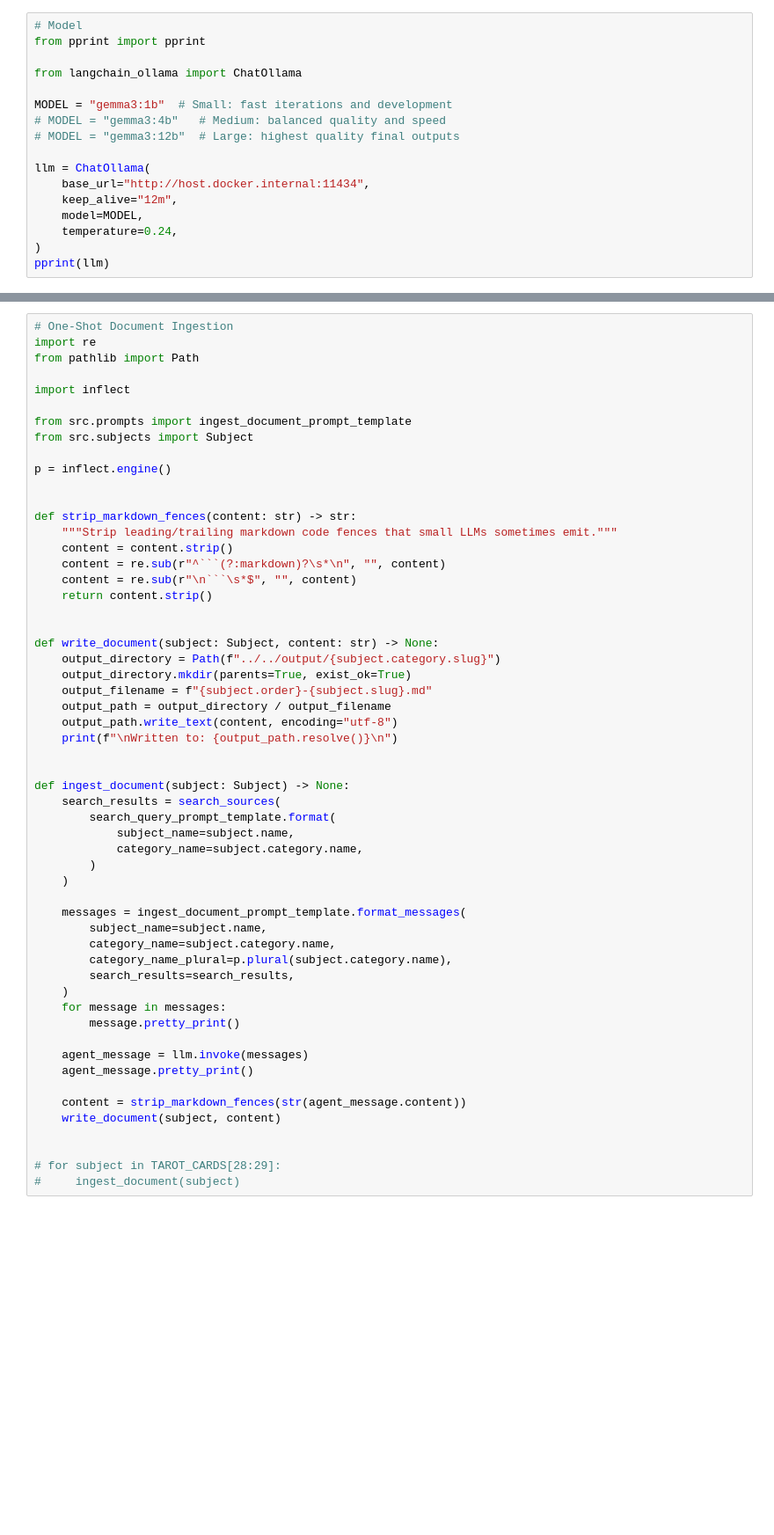
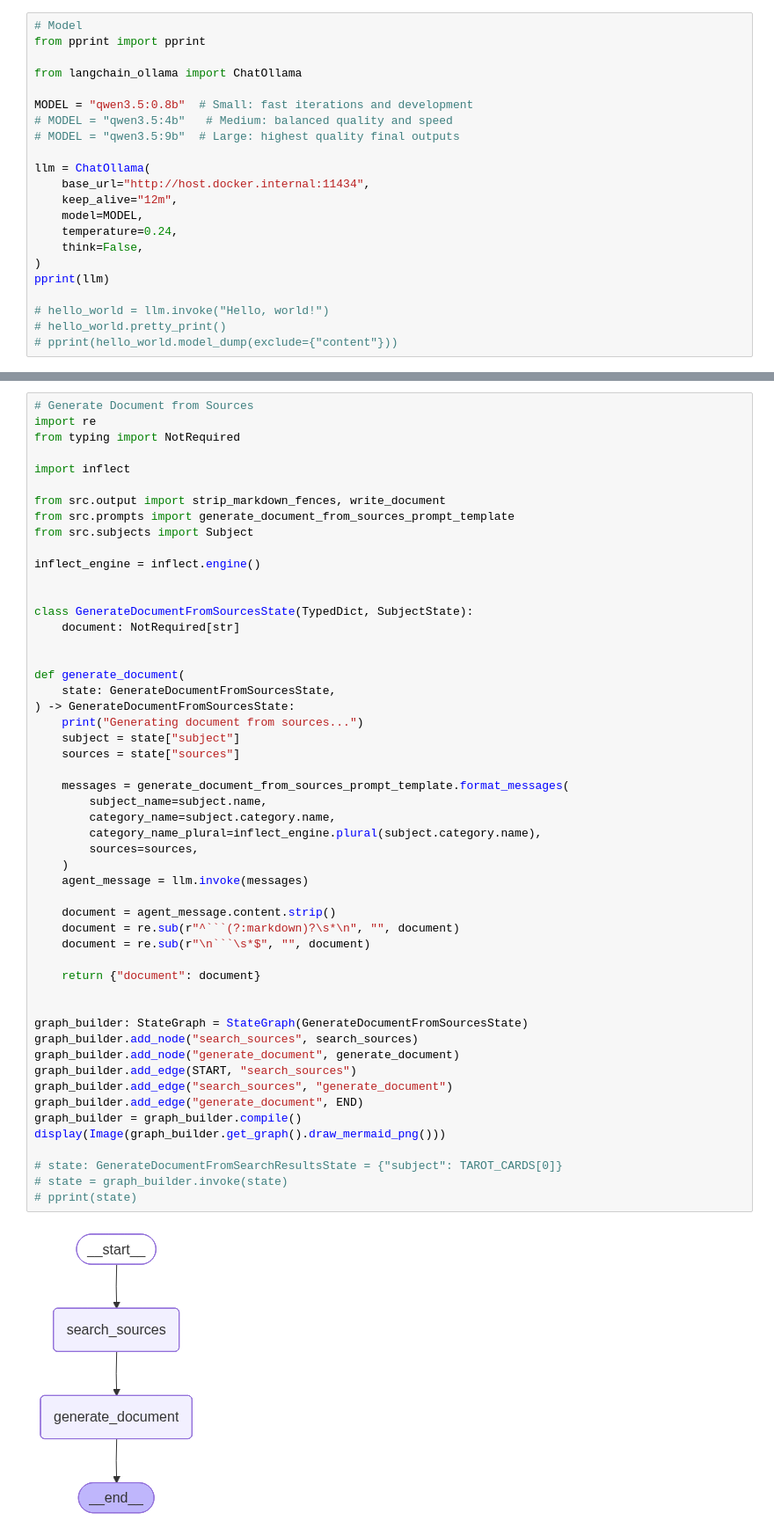
Before and after one commit to JimmyPaolini/monorepo, a Jupyter notebook: applications/affirmations/src/affirmations.ipynb, the cells around one changed output, grey strips where cells are left out. Shown at 88% size. Drawn from its saved outputs; the diff is of its cells as text; blank space fills up the shorter version.

Commit message:
feat(affirmations): ✨ add generate affirmation pipeline

````diff
--- a/applications/affirmations/src/affirmations.ipynb
+++ b/applications/affirmations/src/affirmations.ipynb
@@ -4,15 +4,20 @@ from pprint import pprint
 
 from langchain_ollama import ChatOllama
 
-MODEL = "gemma3:1b"  # Small: fast iterations and development
-# MODEL = "gemma3:4b"   # Medium: balanced quality and speed
-# MODEL = "gemma3:12b"  # Large: highest quality final outputs
+MODEL = "qwen3.5:0.8b"  # Small: fast iterations and development
+# MODEL = "qwen3.5:4b"   # Medium: balanced quality and speed
+# MODEL = "qwen3.5:9b"  # Large: highest quality final outputs
 
 llm = ChatOllama(
     base_url="http://host.docker.internal:11434",
     keep_alive="12m",
     model=MODEL,
     temperature=0.24,
+    think=False,
 )
 pprint(llm)
+
+# hello_world = llm.invoke("Hello, world!")
+# hello_world.pretty_print()
+# pprint(hello_world.model_dump(exclude={"content"}))
 # %% [output]
@@ -88,57 +96,55 @@ def search_sources(query: str) -> str:
 # %%
-# One-Shot Document Ingestion
+# Generate Document from Sources
 import re
-from pathlib import Path
+from typing import NotRequired
 
 import inflect
 
-from src.prompts import ingest_document_prompt_template
+from src.output import strip_markdown_fences, write_document
+from src.prompts import generate_document_from_sources_prompt_template
 from src.subjects import Subject
 
-p = inflect.engine()
+inflect_engine = inflect.engine()
 
 
-def strip_markdown_fences(content: str) -> str:
-    """Strip leading/trailing markdown code fences that small LLMs sometimes emit."""
-    content = content.strip()
-    content = re.sub(r"^```(?:markdown)?\s*\n", "", content)
-    content = re.sub(r"\n```\s*$", "", content)
-    return content.strip()
+class GenerateDocumentFromSourcesState(TypedDict, SubjectState):
+    document: NotRequired[str]
 
 
-def write_document(subject: Subject, content: str) -> None:
-    output_directory = Path(f"../../output/{subject.category.slug}")
-    output_directory.mkdir(parents=True, exist_ok=True)
-    output_filename = f"{subject.order}-{subject.slug}.md"
-    output_path = output_directory / output_filename
-    output_path.write_text(content, encoding="utf-8")
-    print(f"\nWritten to: {output_path.resolve()}\n")
+def generate_document(
+    state: GenerateDocumentFromSourcesState,
+) -> GenerateDocumentFromSourcesState:
+    print("Generating document from sources...")
+    subject = state["subject"]
+    sources = state["sources"]
+
+    messages = generate_document_from_sources_prompt_template.format_messages(
+        subject_name=subject.name,
+        category_name=subject.category.name,
+        category_name_plural=inflect_engine.plural(subject.category.name),
+        sources=sources,
+    )
+    agent_message = llm.invoke(messages)
+
+    document = agent_message.content.strip()
+    document = re.sub(r"^```(?:markdown)?\s*\n", "", document)
+    document = re.sub(r"\n```\s*$", "", document)
+
+    return {"document": document}
 
 
-def ingest_document(subject: Subject) -> None:
-    search_results = search_sources(
-        search_query_prompt_template.format(
-            subject_name=subject.name,
-            category_name=subject.category.name,
-        )
-    )
+graph_builder: StateGraph = StateGraph(GenerateDocumentFromSourcesState)
+graph_builder.add_node("search_sources", search_sources)
+graph_builder.add_node("generate_document", generate_document)
+graph_builder.add_edge(START, "search_sources")
+graph_builder.add_edge("search_sources", "generate_document")
+graph_builder.add_edge("generate_document", END)
+graph_builder = graph_builder.compile()
+display(Image(graph_builder.get_graph().draw_mermaid_png()))
 
-    messages = ingest_document_prompt_template.format_messages(
-        subject_name=subject.name,
-        category_name=subject.category.name,
-        category_name_plural=p.plural(subject.category.name),
-        search_results=search_results,
-    )
-    for message in messages:
-        message.pretty_print()
-
-    agent_message = llm.invoke(messages)
-    agent_message.pretty_print()
-
-    content = strip_markdown_fences(str(agent_message.content))
-    write_document(subject, content)
-
-
-# for subject in TAROT_CARDS[28:29]:
-#     ingest_document(subject)
+# state: GenerateDocumentFromSearchResultsState = {"subject": TAROT_CARDS[0]}
+# state = graph_builder.invoke(state)
+# pprint(state)
+# %% [output]
+[figure, added]
 # %%
````
Also changed, not shown: parts of 5 cells of this notebook, 17 other files.
